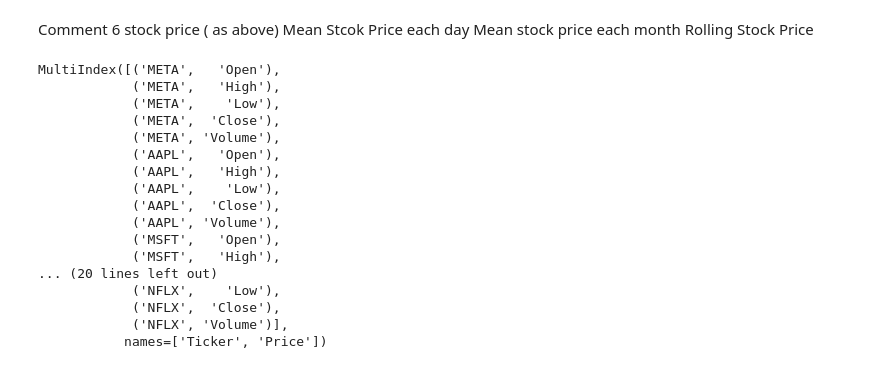
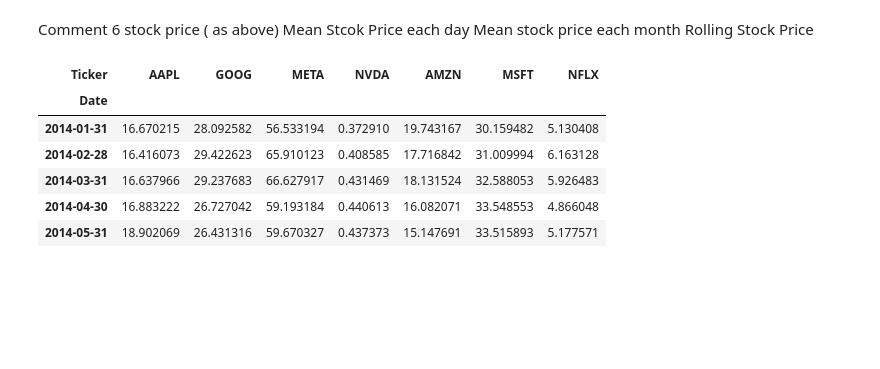
Before and after one commit to Mr-Scarf/programming-for-data-analytics, a Jupyter notebook: project/Project.ipynb, the cells around one changed output. Saved outputs shown, nothing was run; the diff lists cells and outputs as text; code cells hidden in the pictures; blank space fills up the shorter version.

```diff
--- a/project/Project.ipynb
+++ b/project/Project.ipynb
@@ -230,36 +239,19 @@ Rolling Stock Price
 # %%
 # A)
 # iii) Plot the mean closing stock price for each month
 
 # https://pandas.pydata.org/pandas-docs/stable/user_guide/timeseries.html#resampling
 # https://pandas.pydata.org/pandas-docs/stable/user_guide/timeseries.html#timeseries-offset-aliases
 
-df_mean_monthly_price = df.resample("ME").mean(numeric_only=True) # 'ME' = month end frequency,groups data by month & labels by month end date
 
-df_mean_monthly_price.columns
+df_mean_monthly_price = closing_prices.resample("ME").mean(numeric_only=True) # 'ME' = month end frequency,groups data by month & labels by month end date
 
-# can't use date as x index as used as index & no longer a column
-#sns.lineplot(data=df_mean_monthly_price, x=df_mean_monthly_price.index, y="Close")
-
-#plt.title("Monthly Mean Closing Stock price")
-#plt.xlabel("Date")
-#plt.ylabel("Price(USD)")
-#plt.show()
+df_mean_monthly_price.head()
 # %% [output]
-MultiIndex([('META',   'Open'),
-            ('META',   'High'),
-            ('META',    'Low'),
-            ('META',  'Close'),
-            ('META', 'Volume'),
-            ('AAPL',   'Open'),
-            ('AAPL',   'High'),
-            ('AAPL',    'Low'),
-            ('AAPL',  'Close'),
-            ('AAPL', 'Volume'),
-            ('MSFT',   'Open'),
-            ('MSFT',   'High'),
-... (20 lines left out)
-            ('NFLX',    'Low'),
-            ('NFLX',  'Close'),
-            ('NFLX', 'Volume')],
-           names=['Ticker', 'Price'])
+| Ticker | AAPL | GOOG | META | NVDA | AMZN | MSFT | NFLX |
+| Date |  |  |  |  |  |  |  |
+| 2014-01-31 | 16.670215 | 28.092582 | 56.533194 | 0.372910 | 19.743167 | 30.159482 | 5.130408 |
+| 2014-02-28 | 16.416073 | 29.422623 | 65.910123 | 0.408585 | 17.716842 | 31.009994 | 6.163128 |
+| 2014-03-31 | 16.637966 | 29.237683 | 66.627917 | 0.431469 | 18.131524 | 32.588053 | 5.926483 |
+| 2014-04-30 | 16.883222 | 26.727042 | 59.193184 | 0.440613 | 16.082071 | 33.548553 | 4.866048 |
+| 2014-05-31 | 18.902069 | 26.431316 | 59.670327 | 0.437373 | 15.147691 | 33.515893 | 5.177571 |
```
Also changed, not shown: parts of 11 cells of this notebook, 2 other files.
